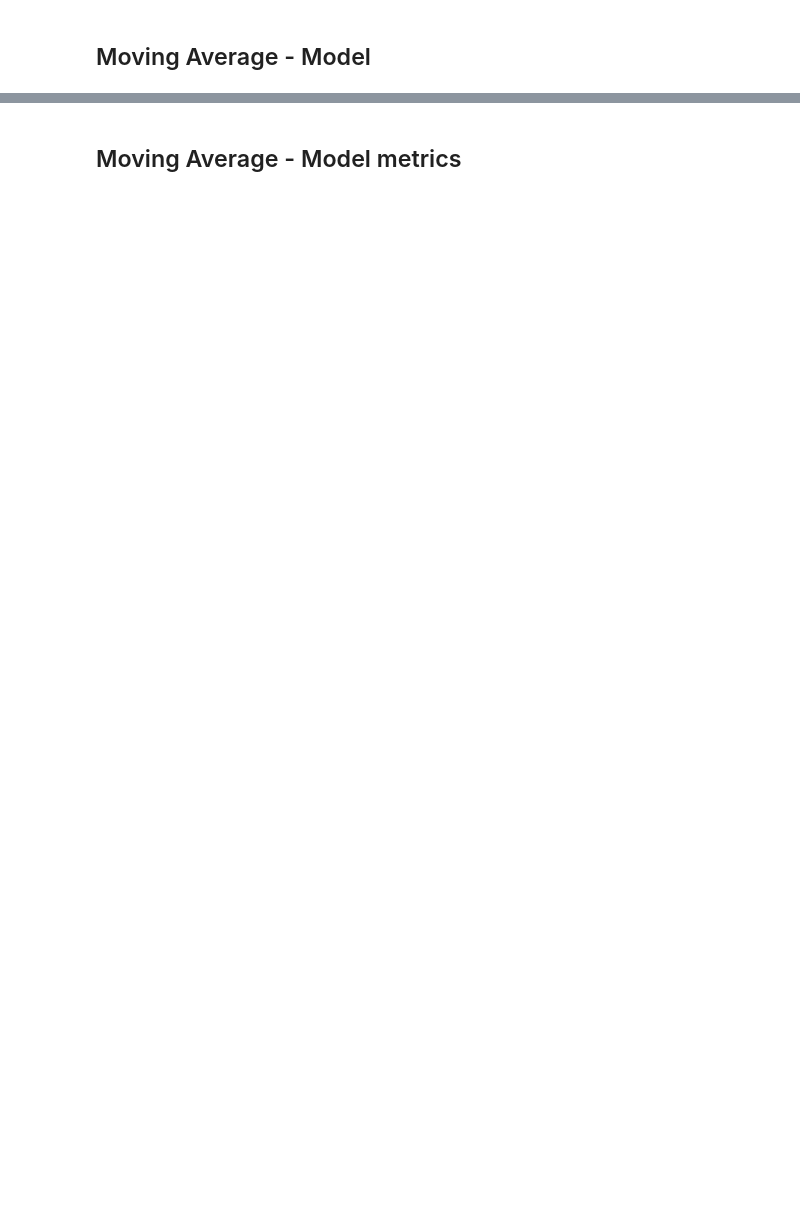
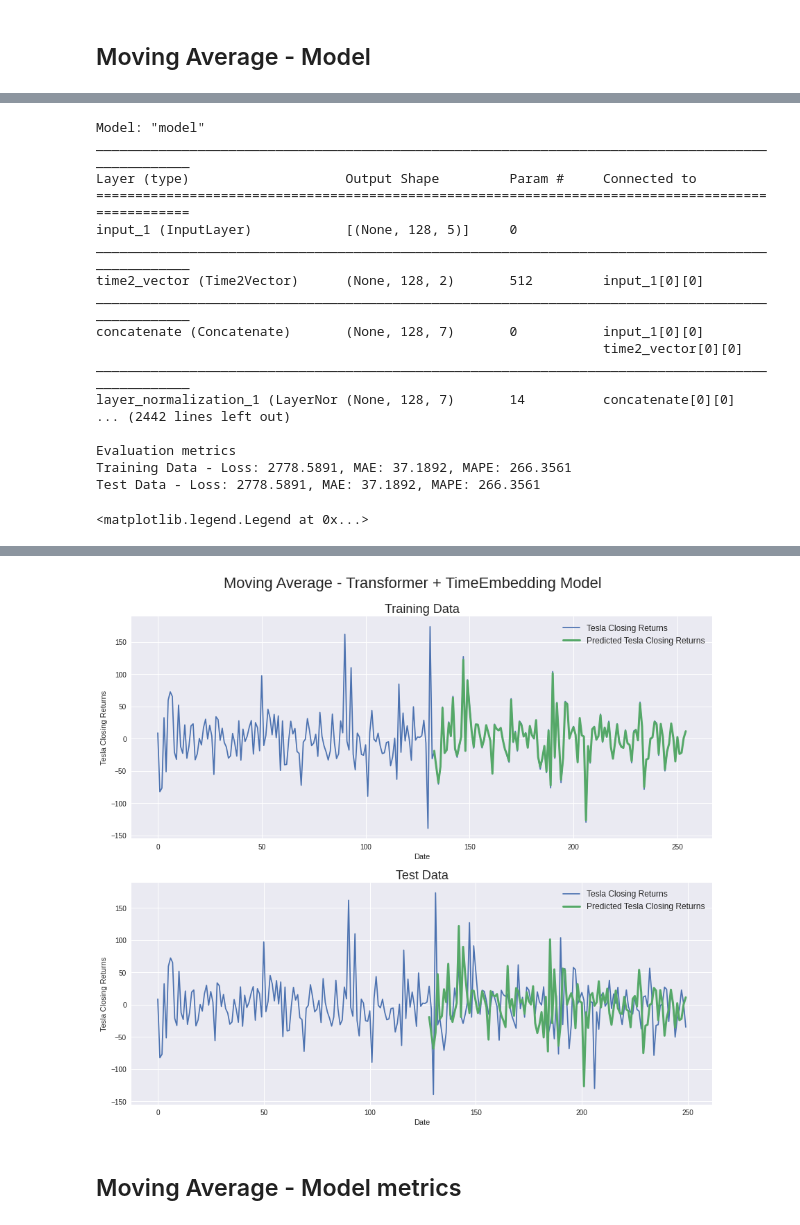
Before and after one commit to XuhuiZhan/BDA, a Jupyter notebook: Stock-Prediction-Models-master/deep-learning/IBM_Transformer+TimeEmbedding.ipynb, the cells around one changed output, grey strips where cells are left out. Drawn from its saved outputs; the diff is of its cells as text; code cells hidden in the pictures; blank space fills up the shorter version.

```diff
--- a/Stock-Prediction-Models-master/deep-learning/IBM_Transformer+TimeEmbedding.ipynb
+++ b/Stock-Prediction-Models-master/deep-learning/IBM_Transformer+TimeEmbedding.ipynb
@@ -827,7 +839,7 @@ st.set_y(0.92)
 #Plot training data results
 ax11 = fig.add_subplot(311)
 ax11.plot(train_data[:, 3], label='Tesla Closing Returns')
-ax11.plot(np.arange(seq_len+5, train_pred.shape[0]+seq_len+5), train_pred, linewidth=3, label='Predicted Tesla Closing Returns')
+ax11.plot(np.arange(seq_len, train_pred.shape[0]+seq_len), train_pred, linewidth=3, label='Predicted Tesla Closing Returns')
 ax11.set_title("Training Data", fontsize=18)
 ax11.set_xlabel('Date')
 ax11.set_ylabel('Tesla Closing Returns')
@@ -870,0 +883,18 @@ WARNING:tensorflow:Gradients do not exist for variables ['transformer_encoder_3/
+Model: "model"
+__________________________________________________________________________________________________
+Layer (type)                    Output Shape         Param #     Connected to
+==================================================================================================
+input_1 (InputLayer)            [(None, 128, 5)]     0
+__________________________________________________________________________________________________
+time2_vector (Time2Vector)      (None, 128, 2)       512         input_1[0][0]
+__________________________________________________________________________________________________
+concatenate (Concatenate)       (None, 128, 7)       0           input_1[0][0]
+                                                                 time2_vector[0][0]
+__________________________________________________________________________________________________
+layer_normalization_1 (LayerNor (None, 128, 7)       14          concatenate[0][0]
+... (2442 lines left out)
+
+Evaluation metrics
+Training Data - Loss: 2778.5891, MAE: 37.1892, MAPE: 266.3561
+Test Data - Loss: 2778.5891, MAE: 37.1892, MAPE: 266.3561
+<matplotlib.legend.Legend at 0x...>
@@ -871,3 +918,4 @@ WARNING:tensorflow:Gradients do not exist for variables ['transformer_encoder_3/
+[figure, added]
 # %% [markdown]
 ## Moving Average - Model metrics
 # %%
```
Also changed, not shown: parts of 12 cells of this notebook, 1 other file.
